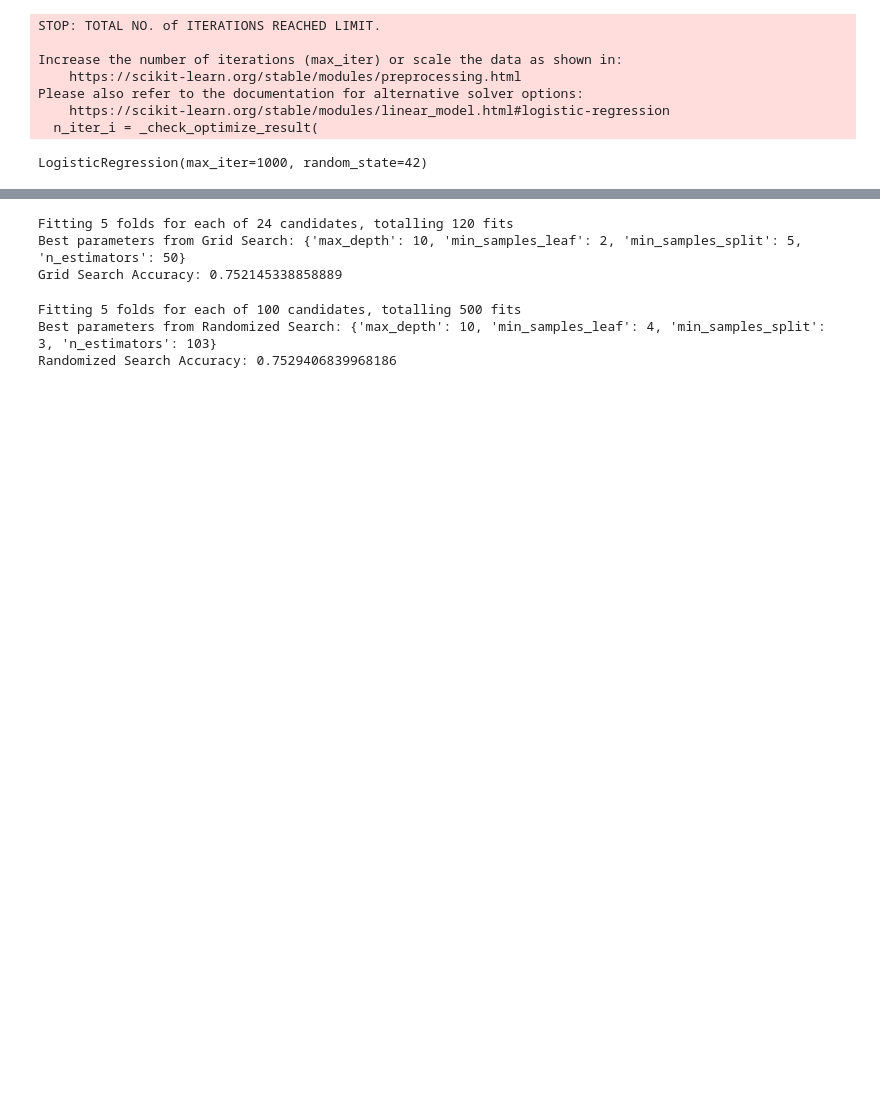
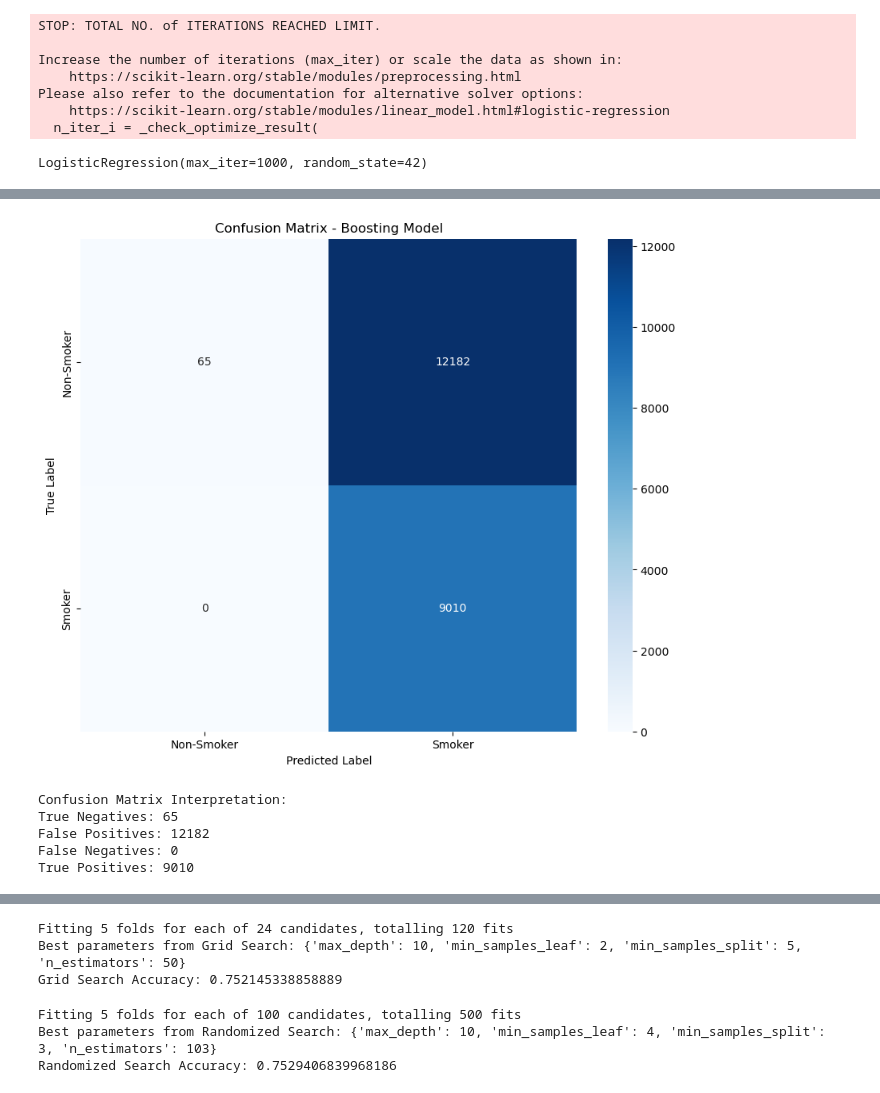
Before and after one commit to Mazen-Elsayed/SmokerDetection_ML_Model, a Jupyter notebook: model_training.ipynb, the cells around one changed output, grey strips where cells are left out. Drawn from its saved outputs; the diff is of its cells as text; code cells hidden in the pictures; blank space fills up the shorter version.

```diff
--- a/model_training.ipynb
+++ b/model_training.ipynb
@@ -460,0 +667,7 @@ weighted avg       0.76      0.75      0.75     23888
+# %%
+# Cell 1: Train the boosting model
+base_classifier = DecisionTreeClassifier(max_depth=3)
+classifiers, alphas = train_boosting_model(X_train, y_train, base_classifier)
+
+# Make predictions
+y_pred = predict_boosting(classifiers, alphas, X_test)
@@ -460,0 +694,30 @@ weighted avg       0.76      0.75      0.75     23888
+# %%
+# Cell 3: Create and display confusion matrix
+conf_matrix = confusion_matrix(y_test, y_pred)
+
+plt.figure(figsize=(10, 8))
+sns.heatmap(conf_matrix,
+            annot=True,
+            fmt='d',
+            cmap='Blues',
+            xticklabels=['Non-Smoker', 'Smoker'],
+            yticklabels=['Non-Smoker', 'Smoker'])
+
+plt.title('Confusion Matrix - Boosting Model')
+plt.ylabel('True Label')
+plt.xlabel('Predicted Label')
+plt.show()
+
+# Print confusion matrix interpretation
+print("\nConfusion Matrix Interpretation:")
+print(f"True Negatives: {conf_matrix[0,0]}")
+print(f"False Positives: {conf_matrix[0,1]}")
+print(f"False Negatives: {conf_matrix[1,0]}")
+print(f"True Positives: {conf_matrix[1,1]}")
+# %% [output]
+[figure, added]
+Confusion Matrix Interpretation:
+True Negatives: 65
+False Positives: 12182
+False Negatives: 0
+True Positives: 9010
```
Also changed, not shown: parts of 24 cells of this notebook.
